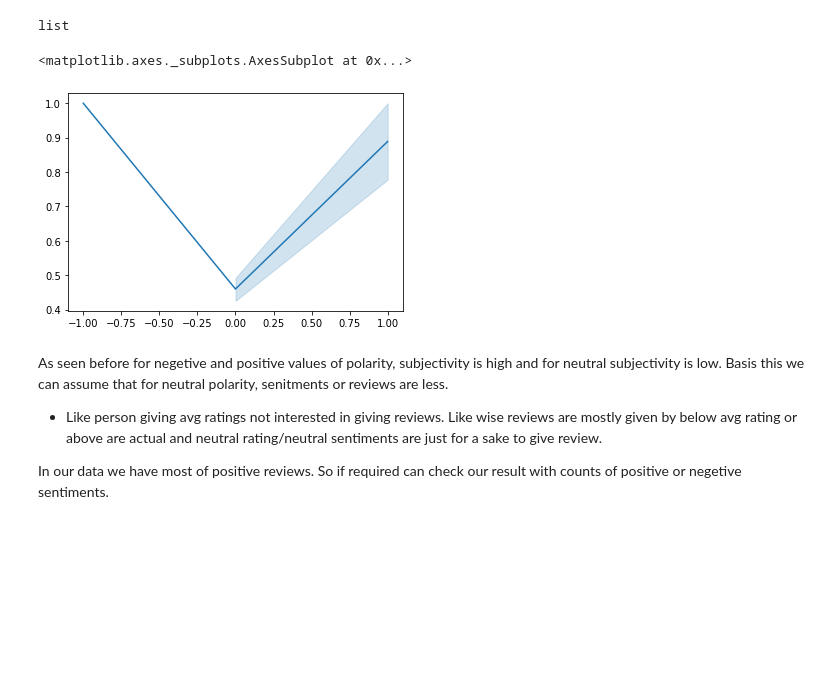
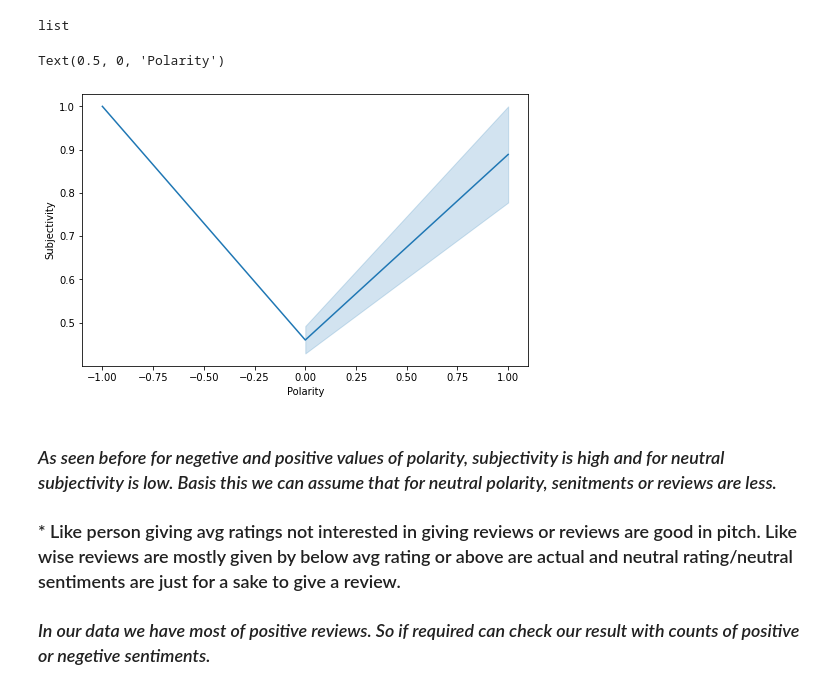
Before and after one commit to yagnik99/Play-Store-apps-data-analysis, a Jupyter notebook: Yagnik_Pandya_Team_2_Capstone_Project_1.ipynb, the cells around one changed output. Cells and saved outputs as stored; diff of their text form; code cells hidden in the pictures; blank space fills up the shorter version.

```diff
--- a/Yagnik_Pandya_Team_2_Capstone_Project_1.ipynb
+++ b/Yagnik_Pandya_Team_2_Capstone_Project_1.ipynb
@@ -538,17 +181,20 @@ subjectivity=round(x['Sentiment_Subjectivity']).tolist()
 type(subjectivity)
 # %% [output]
 list
-# %%
-sns.lineplot(x=polarity,y=subjectivity)
-# %% [output]
-<matplotlib.axes._subplots.AxesSubplot at 0x...>
-[figure, removed]
+# %%
+plt.rcParams['figure.figsize'] = (8, 5)
+sns.lineplot(x=polarity,y=subjectivity)
+plt.ylabel('Subjectivity')
+plt.xlabel('Polarity')
+# %% [output]
+Text(0.5, 0, 'Polarity')
+[figure, added]
 # %% [markdown]
-As seen before for negetive and positive values of polarity, subjectivity is high and for neutral subjectivity is low. Basis this we can assume that for neutral polarity, senitments or reviews are less.
+### *As seen before for negetive and positive values of polarity, subjectivity is high and for neutral subjectivity is low. Basis this we can assume that for neutral polarity, senitments or reviews are less.*
 
-*   Like person giving avg ratings not interested in giving reviews. Like wise reviews are mostly given by below avg rating or above are actual and neutral rating/neutral sentiments are just for a sake to give review.
+### *   Like person giving avg ratings not interested in giving reviews or reviews are good in pitch. Like wise reviews are mostly given by below avg rating or above are actual and neutral rating/neutral sentiments are just for a sake to give a review.
 
-In our data we have most of positive reviews. So if required can check our result with counts of positive or negetive sentiments.
+### *In our data we have most of positive reviews. So if required can check our result with counts of positive or negetive sentiments.*
 # %%
 #trim user DF sentiments with values other than positive and negetive
 new_user_df=user_df[(user_df['Sentiment']=='Positive') | (user_df['Sentiment']=='Negetive')]
```
Also changed, not shown: parts of 113 cells of this notebook.
